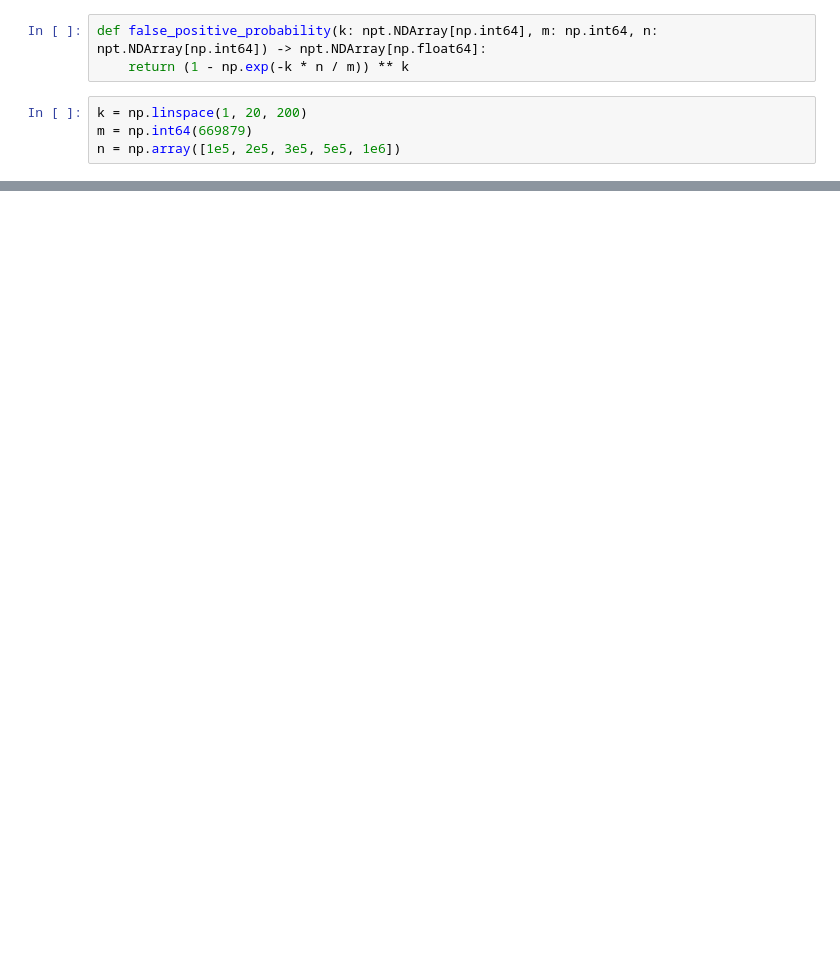
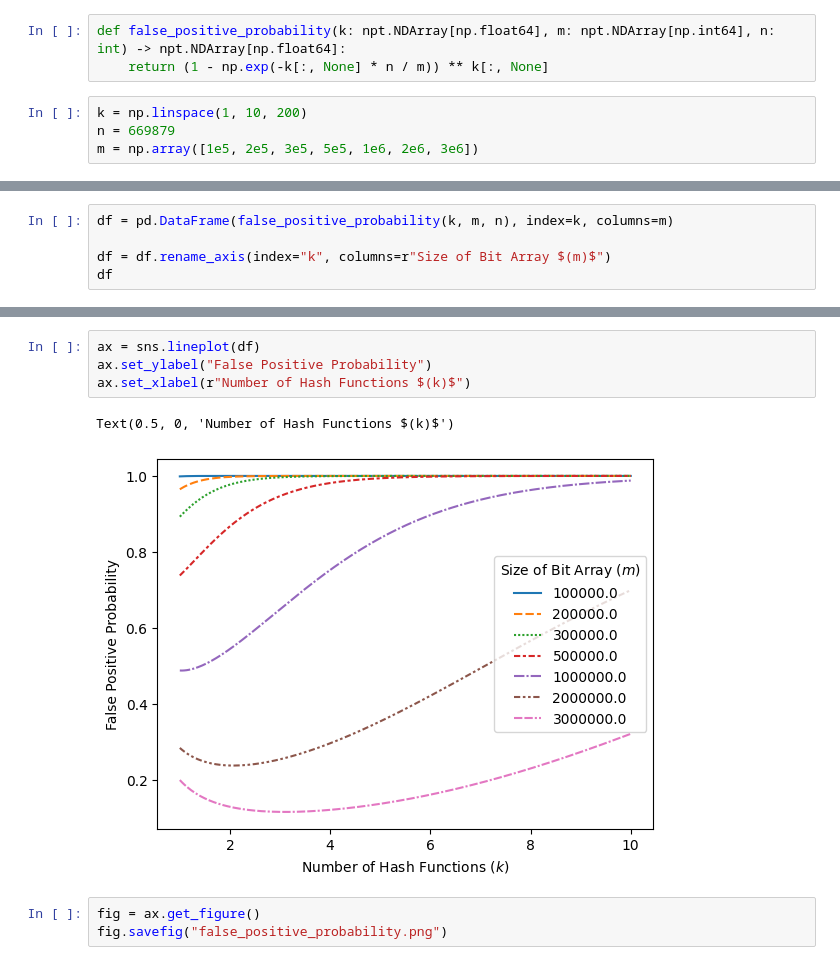
Before and after one commit to bda-project-group/big-data, a Jupyter notebook: bloom_filter/plots.ipynb, the cells around one changed output, grey strips where cells are left out. Saved outputs shown, nothing was run; the diff lists cells and outputs as text; blank space fills up the shorter version.

Commit message:
chore: clean up plots notebook

```diff
--- a/bloom_filter/plots.ipynb
+++ b/bloom_filter/plots.ipynb
@@ -6,7 +6,7 @@ import seaborn as sns
 # %%
-def false_positive_probability(k: npt.NDArray[np.int64], m: np.int64, n: npt.NDArray[np.int64]) -> npt.NDArray[np.float64]:
-    return (1 - np.exp(-k * n / m)) ** k
+def false_positive_probability(k: npt.NDArray[np.float64], m: npt.NDArray[np.int64], n: int) -> npt.NDArray[np.float64]:
+    return (1 - np.exp(-k[:, None] * n / m)) ** k[:, None]
 # %%
-k = np.linspace(1, 20, 200)
-m = np.int64(669879)
-n = np.array([1e5, 2e5, 3e5, 5e5, 1e6])
+k = np.linspace(1, 10, 200)
+n = 669879
+m = np.array([1e5, 2e5, 3e5, 5e5, 1e6, 2e6, 3e6])
@@ -17,0 +13,5 @@ sns.lineplot()
+# %%
+df = pd.DataFrame(false_positive_probability(k, m, n), index=k, columns=m)
+
+df = df.rename_axis(index="k", columns=r"Size of Bit Array $(m)$")
+df
@@ -17,0 +33,10 @@ sns.lineplot()
+# %%
+ax = sns.lineplot(df)
+ax.set_ylabel("False Positive Probability")
+ax.set_xlabel(r"Number of Hash Functions $(k)$")
+# %% [output]
+Text(0.5, 0, 'Number of Hash Functions $(k)$')
+[figure, added]
+# %%
+fig = ax.get_figure()
+fig.savefig("false_positive_probability.png")
```
Also changed, not shown: parts of 3 cells of this notebook.
